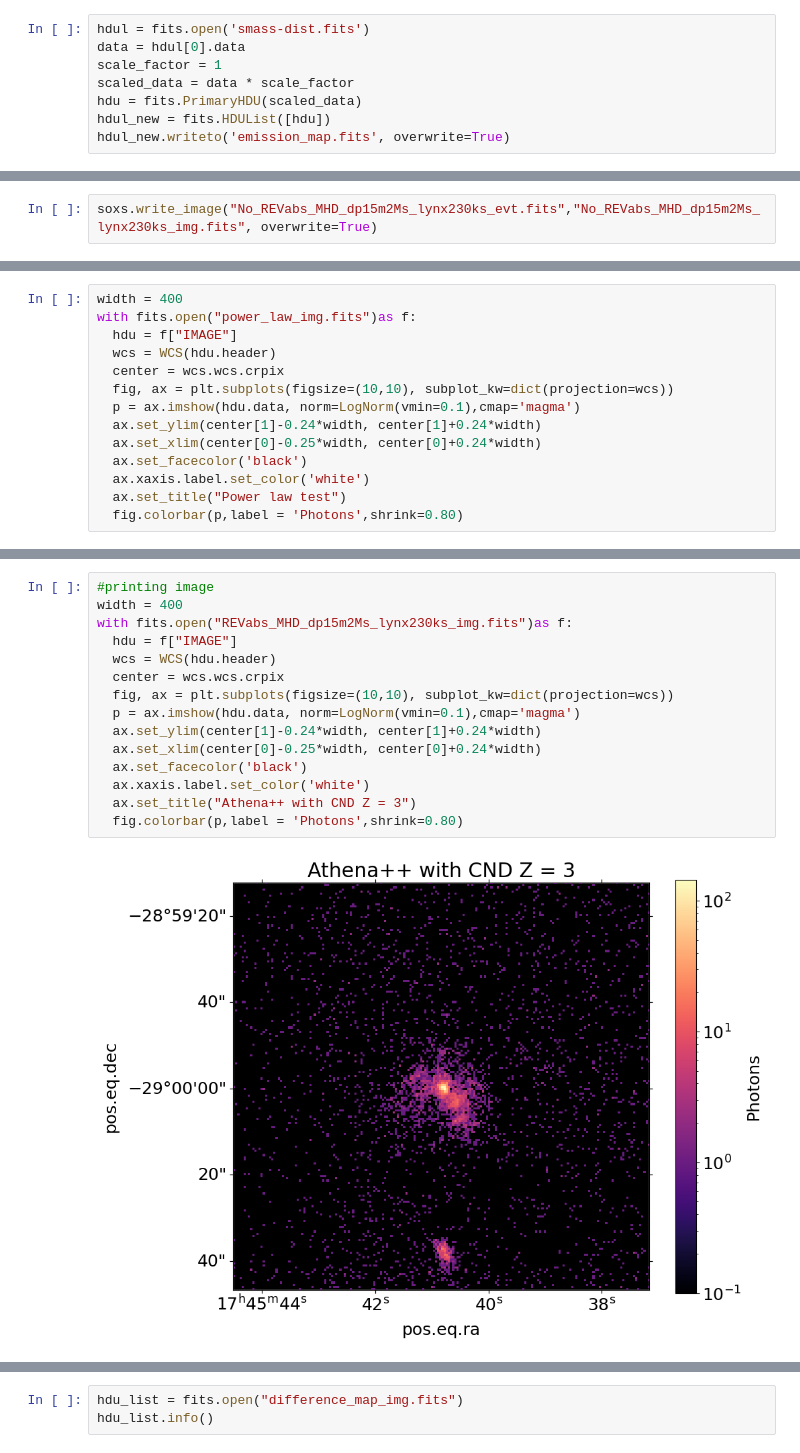
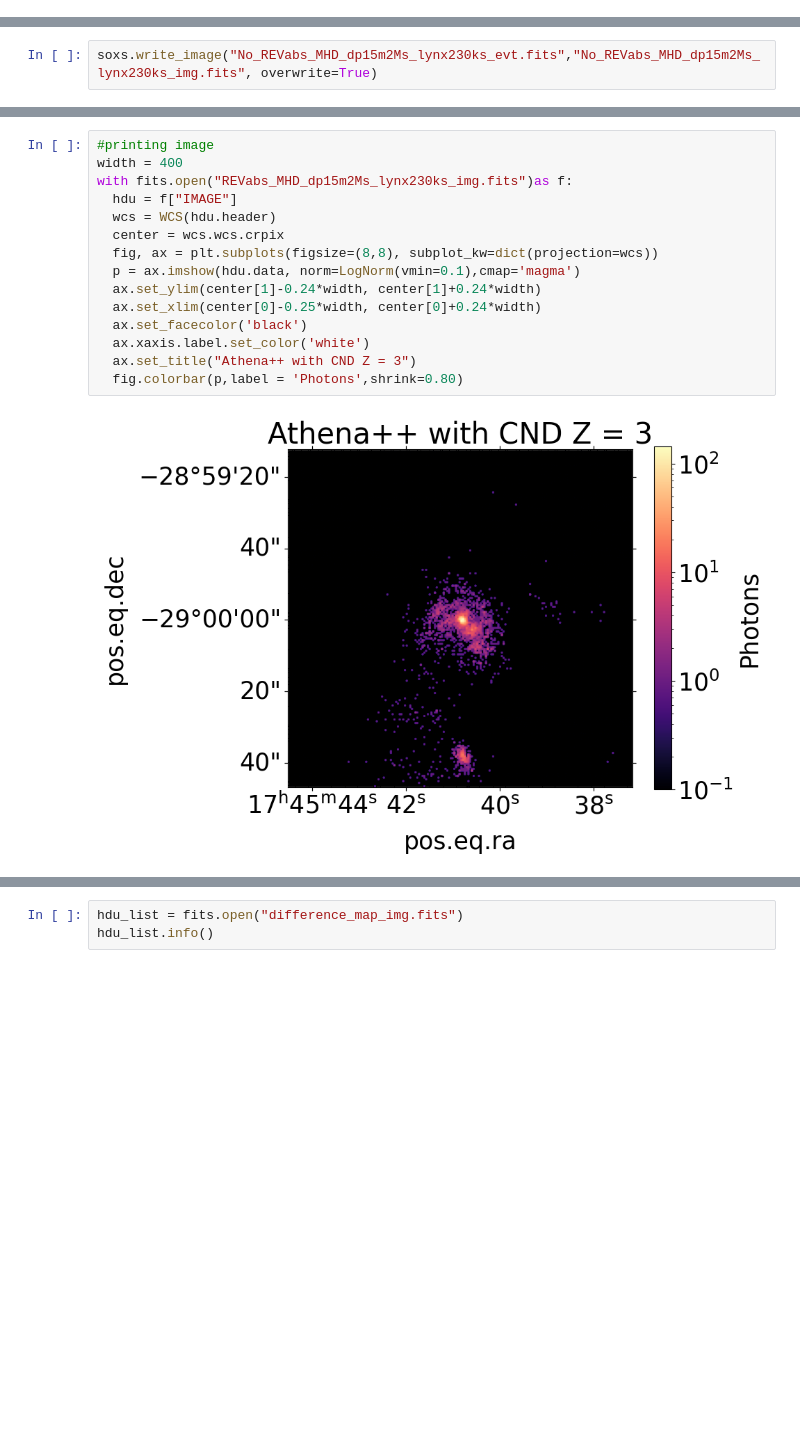
Before and after one commit to DanK-23/SOSAXE-Project, a Jupyter notebook: Dan_SOSAXE.ipynb, the cells around one changed output, grey strips where cells are left out. Cells and saved outputs as stored; diff of their text form; blank space fills up the shorter version.

```diff
--- a/Dan_SOSAXE.ipynb
+++ b/Dan_SOSAXE.ipynb
@@ -148,14 +148,6 @@ Pyxsim:     4.4.1.dev11+g3860c4d
 %cd /work/pi_wqd_umass_edu/pyxsim
 # %% [output]
 /work/pi_wqd_umass_edu/pyxsim
-# %%
-hdul = fits.open('smass-dist.fits')
-data = hdul[0].data
-scale_factor = 1
-scaled_data = data * scale_factor
-hdu = fits.PrimaryHDU(scaled_data)
-hdul_new = fits.HDUList([hdu])
-hdul_new.writeto('emission_map.fits', overwrite=True)
 # %%
 from yt.units import Msun, pc, kyr
 #loading data for athena++
@@ -412,14 +380,0 @@ soxs.write_image('Power_law_evt.fits', 'power_law_img.fits', overwrite = True)
-# %%
-width = 400
-with fits.open("power_law_img.fits")as f:
-  hdu = f["IMAGE"]
-  wcs = WCS(hdu.header)
-  center = wcs.wcs.crpix
-  fig, ax = plt.subplots(figsize=(10,10), subplot_kw=dict(projection=wcs))
-  p = ax.imshow(hdu.data, norm=LogNorm(vmin=0.1),cmap='magma')
-  ax.set_ylim(center[1]-0.24*width, center[1]+0.24*width)
-  ax.set_xlim(center[0]-0.25*width, center[0]+0.24*width)
-  ax.set_facecolor('black')
-  ax.xaxis.label.set_color('white')
-  ax.set_title("Power law test")
-  fig.colorbar(p,label = 'Photons',shrink=0.80)
@@ -428,20 +381,20 @@ with fits.open("power_law_img.fits")as f:
 # %%
 #printing image
 width = 400
 with fits.open("REVabs_MHD_dp15m2Ms_lynx230ks_img.fits")as f:
   hdu = f["IMAGE"]
   wcs = WCS(hdu.header)
   center = wcs.wcs.crpix
-  fig, ax = plt.subplots(figsize=(10,10), subplot_kw=dict(projection=wcs))
+  fig, ax = plt.subplots(figsize=(8,8), subplot_kw=dict(projection=wcs))
   p = ax.imshow(hdu.data, norm=LogNorm(vmin=0.1),cmap='magma')
   ax.set_ylim(center[1]-0.24*width, center[1]+0.24*width)
   ax.set_xlim(center[0]-0.25*width, center[0]+0.24*width)
   ax.set_facecolor('black')
   ax.xaxis.label.set_color('white')
   ax.set_title("Athena++ with CND Z = 3")
   fig.colorbar(p,label = 'Photons',shrink=0.80)
 # %% [output]
-[figure, old version]
+[figure, new version]
 # %%
 #printing image
 width = 400
```
Also changed, not shown: parts of 42 cells of this notebook.
